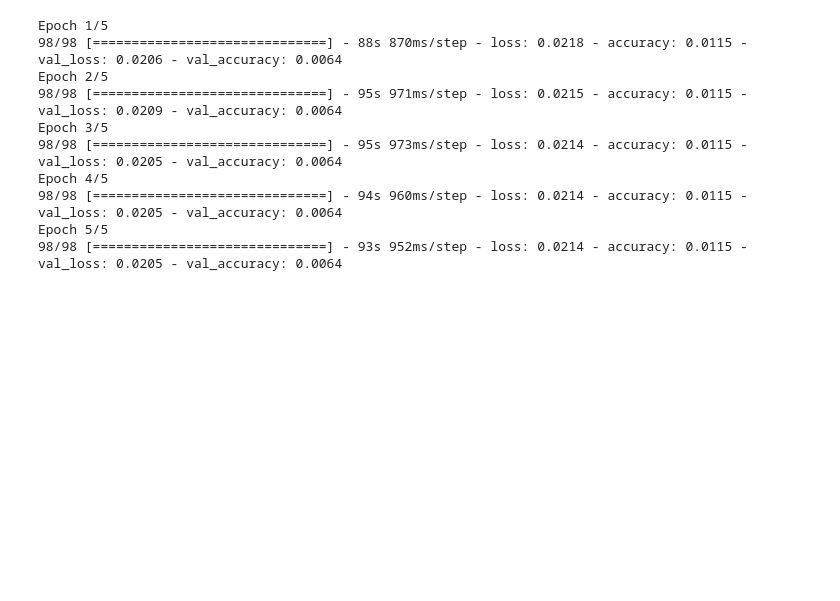
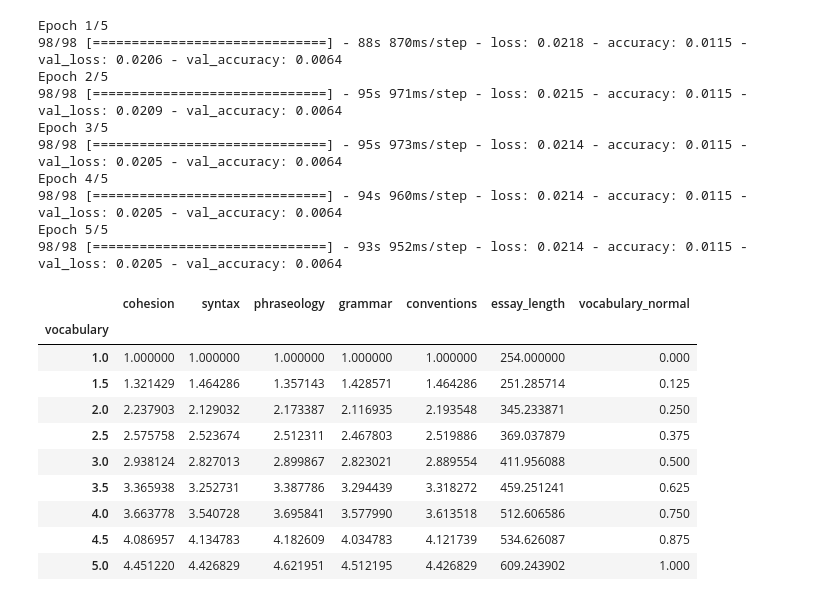
Before and after one commit to AImeetsAG/English-Language-Learning-Feedback-Machine-Learning-Competition, a Jupyter notebook: Vocabulary_Arpan.ipynb, the cells around one changed output. Drawn from its saved outputs; the diff is of its cells as text; code cells hidden in the pictures; blank space fills up the shorter version.

```diff
--- a/Vocabulary_Arpan.ipynb
+++ b/Vocabulary_Arpan.ipynb
@@ -115,3 +115,17 @@ Epoch 5/5
 M = padded_sequence.mean()
 S = padded_sequence.std()
 padded_sequence_normal = (padded_sequence - M)/S
+# %%
+data_train.groupby(['vocabulary']).mean()
+# %% [output]
+|  | cohesion | syntax | phraseology | grammar | conventions | essay_length | vocabulary_normal |
+| vocabulary |  |  |  |  |  |  |  |
+| 1.0 | 1.000000 | 1.000000 | 1.000000 | 1.000000 | 1.000000 | 254.000000 | 0.000 |
+| 1.5 | 1.321429 | 1.464286 | 1.357143 | 1.428571 | 1.464286 | 251.285714 | 0.125 |
+| 2.0 | 2.237903 | 2.129032 | 2.173387 | 2.116935 | 2.193548 | 345.233871 | 0.250 |
+| 2.5 | 2.575758 | 2.523674 | 2.512311 | 2.467803 | 2.519886 | 369.037879 | 0.375 |
+| 3.0 | 2.938124 | 2.827013 | 2.899867 | 2.823021 | 2.889554 | 411.956088 | 0.500 |
+| 3.5 | 3.365938 | 3.252731 | 3.387786 | 3.294439 | 3.318272 | 459.251241 | 0.625 |
+| 4.0 | 3.663778 | 3.540728 | 3.695841 | 3.577990 | 3.613518 | 512.606586 | 0.750 |
+| 4.5 | 4.086957 | 4.134783 | 4.182609 | 4.034783 | 4.121739 | 534.626087 | 0.875 |
+| 5.0 | 4.451220 | 4.426829 | 4.621951 | 4.512195 | 4.426829 | 609.243902 | 1.000 |
```
Also changed, not shown: parts of 15 cells of this notebook.
